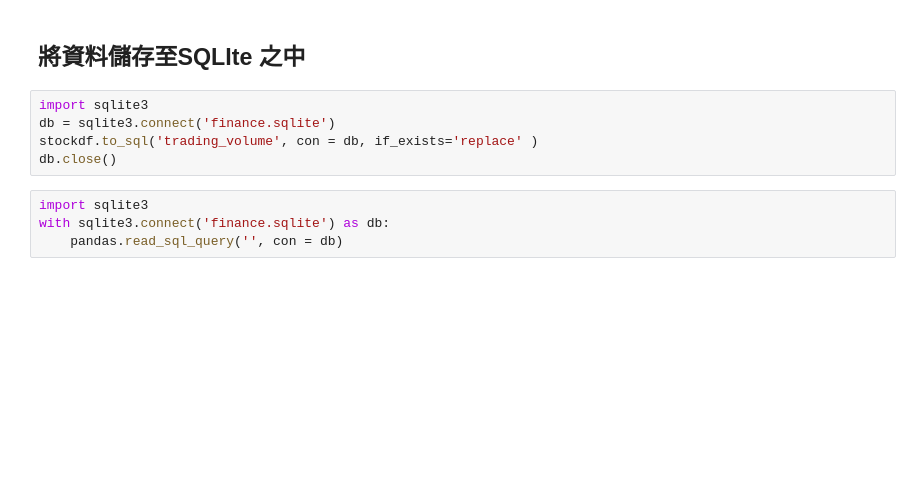
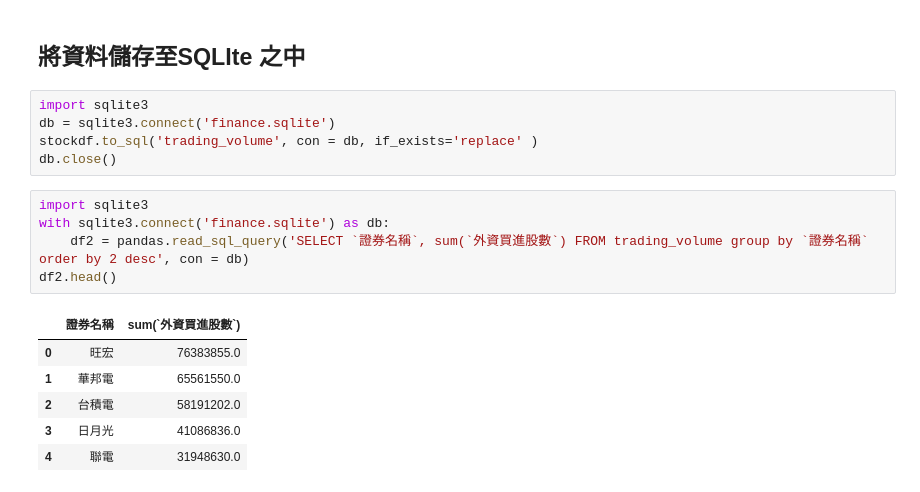
Before and after one commit to ywchiu/pyfinance, a Jupyter notebook: Demo20170416.ipynb, the cells around one changed output. Cells and saved outputs as stored; diff of their text form; blank space fills up the shorter version.

Commit message:
add sql query

```diff
--- a/Demo20170416.ipynb
+++ b/Demo20170416.ipynb
@@ -629,4 +629,12 @@ db.close()
 # %%
 import sqlite3
 with sqlite3.connect('finance.sqlite') as db:
-    pandas.read_sql_query('', con = db)
+    df2 = pandas.read_sql_query('SELECT `證券名稱`, sum(`外資買進股數`) FROM trading_volume group by `證券名稱` order by 2 desc', con = db)
+df2.head()
+# %% [output]
+|  | 證券名稱 | sum(`外資買進股數`) |
+| 0 | 旺宏 | 76383855.0 |
+| 1 | 華邦電 | 65561550.0 |
+| 2 | 台積電 | 58191202.0 |
+| 3 | 日月光 | 41086836.0 |
+| 4 | 聯電 | 31948630.0 |
```
Also changed, not shown: parts of 1 cell of this notebook.
